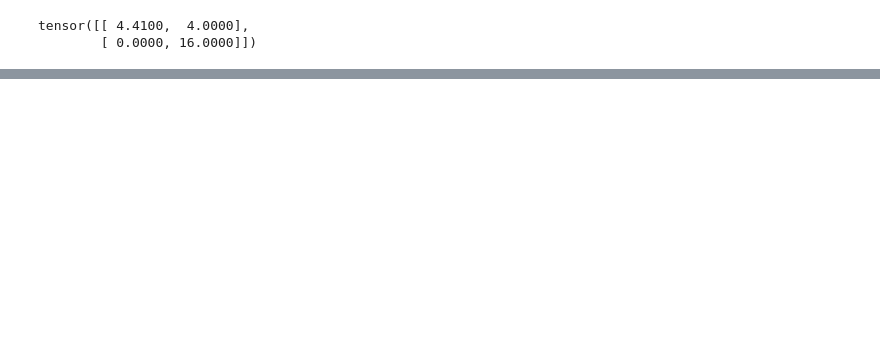
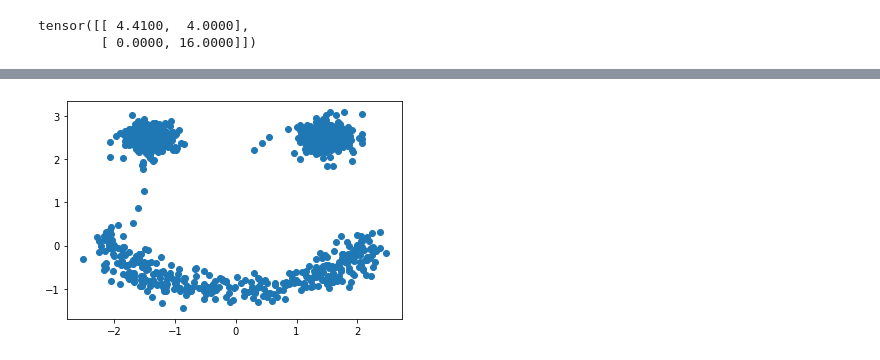
Before and after one commit to RamSaw/deep-unsupervised-learning, a Jupyter notebook: HW_02_T_01.ipynb, the cells around one changed output, grey strips where cells are left out. Cells and saved outputs as stored; diff of their text form; code cells hidden in the pictures; blank space fills up the shorter version.

```diff
--- a/HW_02_T_01.ipynb
+++ b/HW_02_T_01.ipynb
@@ -303,0 +415,10 @@ tensor([[ 4.4100,  4.0000],
+# %%
+def display_samples_REAL_NVP(model, n):
+    x = model.sample(n)
+    x1, x2 = x[:, 0, 0], x[:, 0, 1]
+    plt.scatter(x1.detach().numpy(), x2.detach().numpy())
+    plt.show()
+# %%
+display_samples_REAL_NVP(REAL_NVP, 1000)
+# %% [output]
+[figure, added]
```
Also changed, not shown: parts of 17 cells of this notebook.
